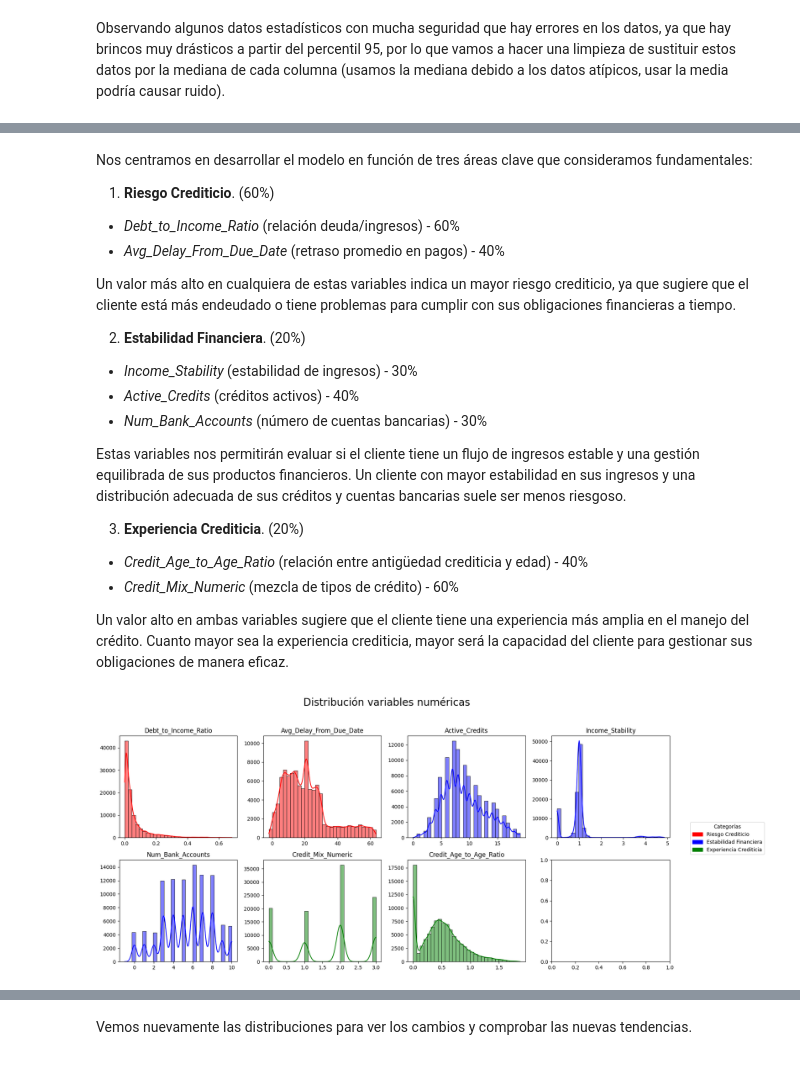
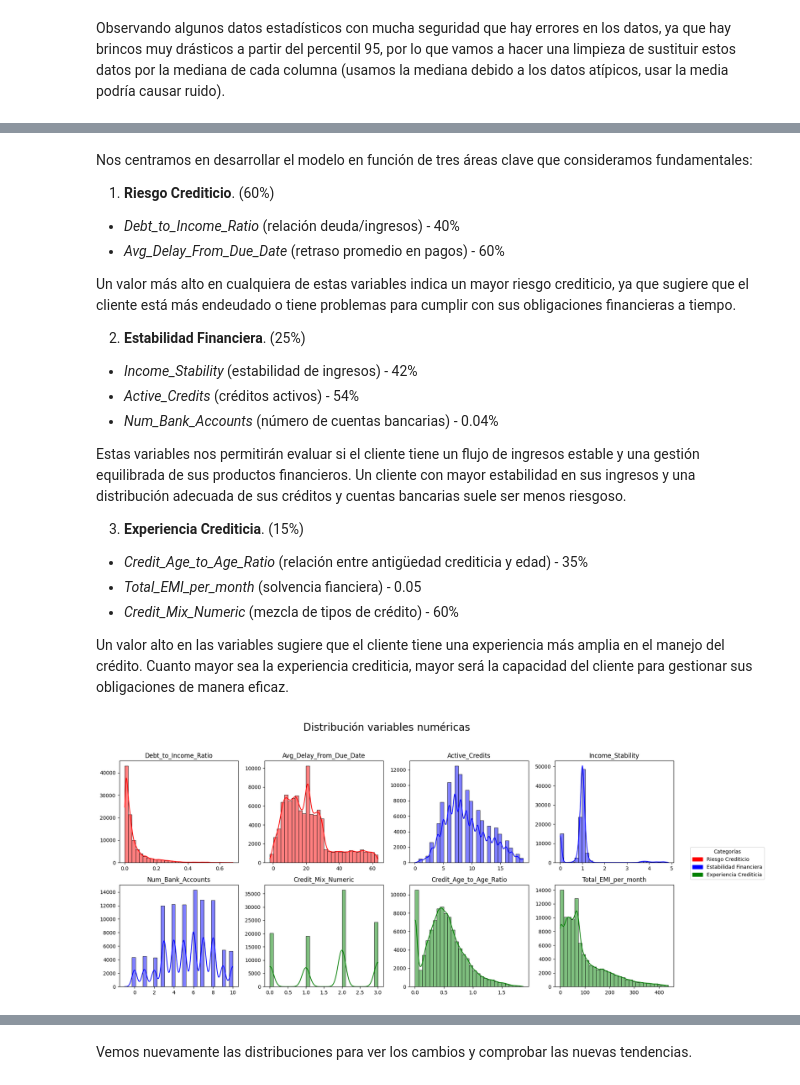
Before and after one commit to PauloVilla/Modelo_Credito_01, a Jupyter notebook: Modelo de credito.ipynb, the cells around one changed output, grey strips where cells are left out. Drawn from its saved outputs; the diff is of its cells as text; code cells hidden in the pictures.

```diff
--- a/Modelo de credito.ipynb
+++ b/Modelo de credito.ipynb
@@ -331,8 +332,9 @@ data['Credit_Mix'] = data['Credit_Mix'].replace('_', np.nan)
 # Aplicar el mapeo
 data['Credit_Mix_Numeric'] = data['Credit_Mix'].map(credit_mix_mapping)
 
-# Age se castigará con 0 a datos menores a 18 y mayores a 100
-data['Age'] = data['Age'].apply(lambda x: 0 if x < 18 or x > 100 else x)
+# Age se sustituirá con la mediana a datos menores a 18 y mayores a 100
+median_age = data["Age"].median()
+data['Age'] = data['Age'].apply(lambda x: median_age if x < 18 or x > 100 else x)
 # %%
 # Vemos las nuevas distribuciones
 fig, axes = plt.subplots(4, 4, figsize=(16, 16))
@@ -368,6 +371,6 @@ plt.show()
 # %%
 # Calculamos el ratio de deuda a ingreso. Este ratio mide la proporción de la deuda total en comparación con el ingreso anual.
-data['Debt_to_Income_Ratio'] = data['Outstanding_Debt'] / data['Annual_Income']
+data['Debt_to_Income_Ratio'] = data['Outstanding_Debt']/data['Annual_Income']
 
 # Calculamos el promedio de retraso en los pagos.
 data['Avg_Delay_From_Due_Date'] = data.groupby('SSN')['Delay_from_due_date'].transform('mean')
@@ -379,12 +382,11 @@ data['Active_Credits'] = data['Num_of_Loan'] + data['Num_Credit_Card']
 data['Income_Stability'] = data['Monthly_Inhand_Salary'] / (data['Annual_Income'] / 12)
 
 # Calculamos el ratio de la edad del cliente y el tiempo teniendo crédito. Validamos divisiones entre 0
-data['Credit_Age_to_Age_Ratio'] = np.where(
-                data['Age'] == 0, 0, data['Credit_Age'] / data['Age'])
+data['Credit_Age_to_Age_Ratio'] = np.where(data['Age'] == 0, 0, data['Credit_Age'] / data['Age'])
 
 # Seleccionamos las variables que utilizaremos para el modelado
 model = data[["ID", "Debt_to_Income_Ratio", "Avg_Delay_From_Due_Date", "Active_Credits", "Income_Stability",
-              "Num_Bank_Accounts", "Credit_Mix_Numeric", "Credit_Age_to_Age_Ratio"]]
+              "Num_Bank_Accounts", "Credit_Mix_Numeric", "Credit_Age_to_Age_Ratio", "Total_EMI_per_month"]]
 # Rellenamos con 0s datos nulos
 model.fillna(0, inplace=True)
 model.describe(percentiles=[0.25, 0.5, 0.75, 0.80, 0.85, 0.90, 0.95]).T
@@ -402,27 +405,29 @@ Nos centramos en desarrollar el modelo en función de tres áreas clave que cons
 
 1. **Riesgo Crediticio**. (60%)
 
-* *Debt_to_Income_Ratio* (relación deuda/ingresos) - 60%
-* *Avg_Delay_From_Due_Date* (retraso promedio en pagos) - 40%
+* *Debt_to_Income_Ratio* (relación deuda/ingresos) - 40%
+* *Avg_Delay_From_Due_Date* (retraso promedio en pagos) - 60%
 
 Un valor más alto en cualquiera de estas variables indica un mayor riesgo crediticio, ya que sugiere que el cliente está más endeudado o tiene problemas para cumplir con sus obligaciones financieras a tiempo.
 
-2. **Estabilidad Financiera**. (20%)
+2. **Estabilidad Financiera**. (25%)
 
-* *Income_Stability* (estabilidad de ingresos) - 30%
-* *Active_Credits* (créditos activos) - 40%
-* *Num_Bank_Accounts* (número de cuentas bancarias) - 30%
+* *Income_Stability* (estabilidad de ingresos) - 42%
+* *Active_Credits* (créditos activos) - 54%
+* *Num_Bank_Accounts* (número de cuentas bancarias) - 0.04%
 
 Estas variables nos permitirán evaluar si el cliente tiene un flujo de ingresos estable y una gestión equilibrada de sus productos financieros. Un cliente con mayor estabilidad en sus ingresos y una distribución adecuada de sus créditos y cuentas bancarias suele ser menos riesgoso.
 
-3. **Experiencia Crediticia**. (20%)
+3. **Experiencia Crediticia**. (15%)
 
-* *Credit_Age_to_Age_Ratio* (relación entre antigüedad crediticia y edad) - 40%
+* *Credit_Age_to_Age_Ratio* (relación entre antigüedad crediticia y edad) - 35%
+* *Total_EMI_per_month* (solvencia fianciera) - 0.05
 * *Credit_Mix_Numeric* (mezcla de tipos de crédito) - 60%
 
-Un valor alto en ambas variables sugiere que el cliente tiene una experiencia más amplia en el manejo del crédito. Cuanto mayor sea la experiencia crediticia, mayor será la capacidad del cliente para gestionar sus obligaciones de manera eficaz.
+Un valor alto en las variables sugiere que el cliente tiene una experiencia más amplia en el manejo del crédito. Cuanto mayor sea la experiencia crediticia, mayor será la capacidad del cliente para gestionar sus obligaciones de manera eficaz.
 # %%
 model_cols = [i for i in model.columns if i != "ID"]
+
 # Vemos las nuevas distribuciones
 fig, axes = plt.subplots(2, 4, figsize=(16, 8))
 fig.suptitle('Distribución variables numéricas', fontsize=20)
@@ -436,35 +441,36 @@ color_subplots = {
     'Active_Credits': 'blue',
     'Num_Bank_Accounts': 'blue',
     'Credit_Mix_Numeric': 'green',
-    'Credit_Age_to_Age_Ratio': 'green'
+    'Credit_Age_to_Age_Ratio': 'green',
+    'Total_EMI_per_month': 'green'
 }
 
 
 # Graficamos cada columna por medio de un ciclo
 for i, column in enumerate(model_cols):
     row = i // 4
     col = i % 4
     sns.histplot(model[column], bins=30, kde=True, color=color_subplots[column], ax=axes[row, col])
     axes[row, col].set_title(column)
     # Dejamos en blanco los labels de los subplots para apreciar mejor las gráficas
     axes[row, col].set_xlabel('')
     axes[row, col].set_ylabel('')
 
 # Añadimos la leyenda
 handles = [patches.Patch(color=color, label=label) for label, color in {
     'Riesgo Crediticio': 'red',
     'Estabilidad Financiera': 'blue',
     'Experiencia Crediticia': 'green'
 }.items()]
 
 # Agregamos la leyenda a la figura
 fig.legend(handles=handles, loc='center right', bbox_to_anchor=(1.15, 0.5), title='Categorías')
 
 # Ajustamos el layout
 plt.tight_layout(rect=[0, 0.03, 1, 0.95])
 plt.show()
 # %% [output]
-[figure, old version]
+[figure, new version]
 # %% [markdown]
 Mientras mayores sean los ratios como el *Debt_to_Income_Ratio* y el *Avg_Delay_From_Due_Date*, mayor es el riesgo, lo cual debería reflejarse en una puntuación más baja y no más alta. Por tanto, si estos valores se están usando directamente en la ponderación final para calcular el puntaje de crédito, necesitamos invertir la lógica para que un mayor riesgo se traduzca en un menor puntaje y de una vez escalar los valores de 0 a 1.
 
```
Also changed, not shown: parts of 17 cells of this notebook.
